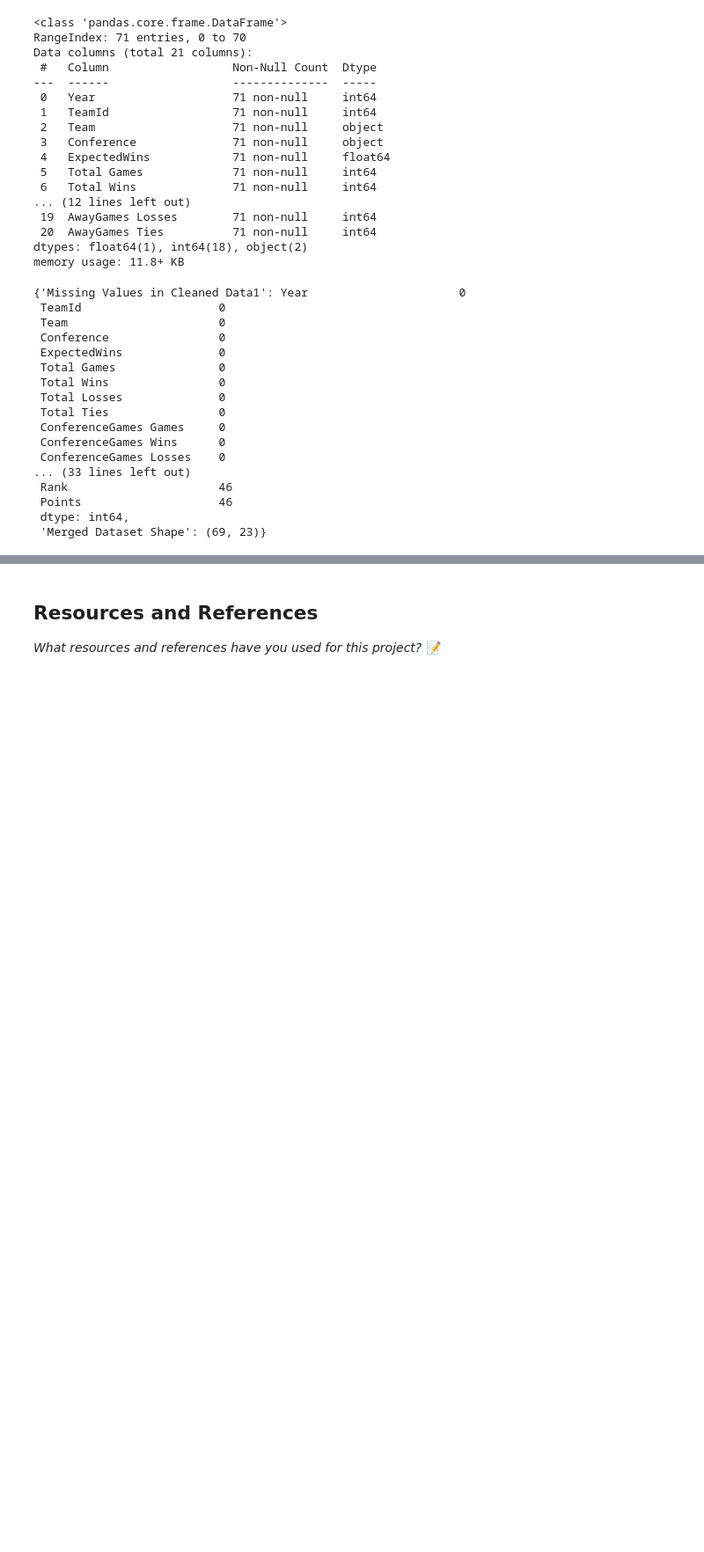
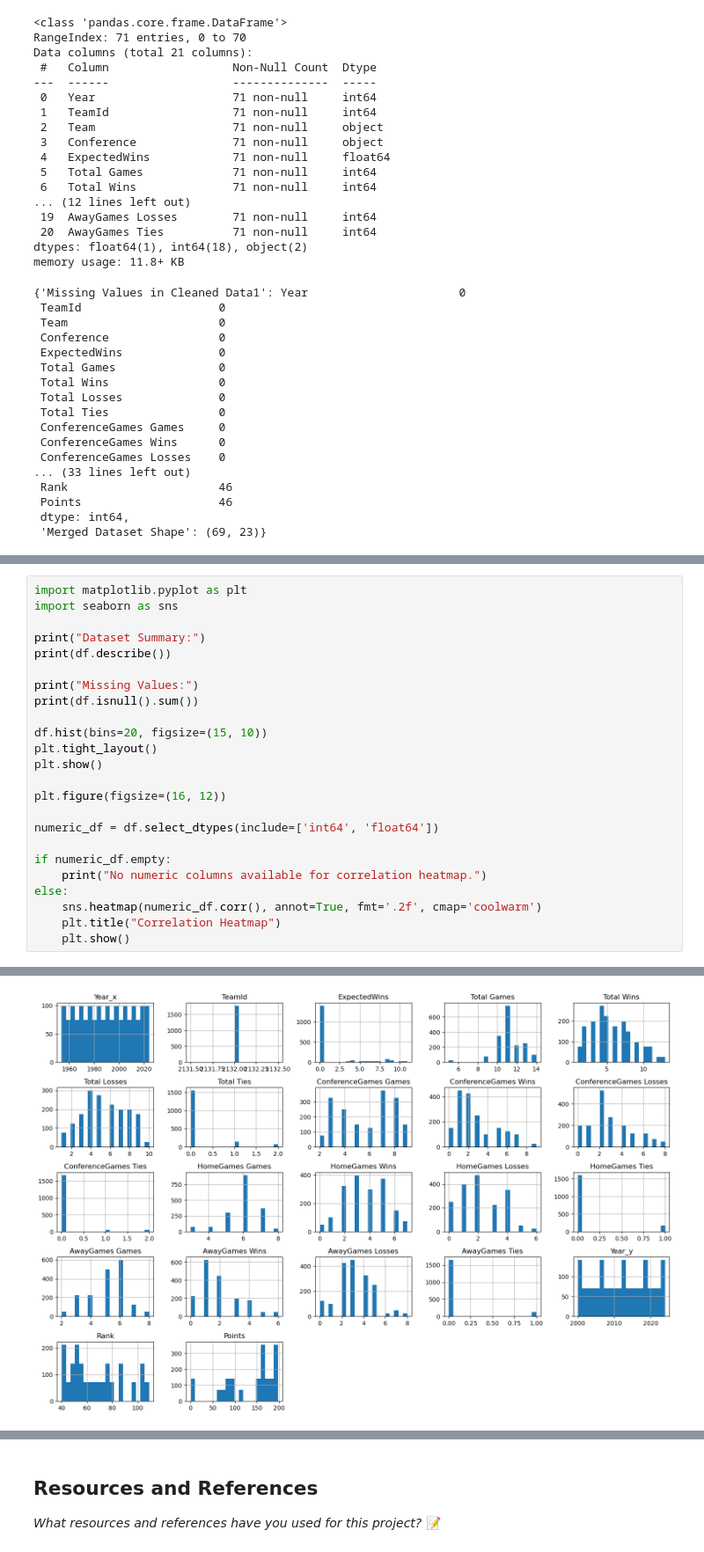
Before and after one commit to IT4063C-Fall24/final-project-nelsomc, a Jupyter notebook: source.ipynb, the cells around one changed output, grey strips where cells are left out. Shown at 88% size. Saved outputs shown, nothing was run; the diff lists cells and outputs as text; blank space fills up the shorter version.

```diff
--- a/source.ipynb
+++ b/source.ipynb
@@ -228,0 +325,25 @@ memory usage: 11.8+ KB
+# %%
+import matplotlib.pyplot as plt
+import seaborn as sns
+
+print("Dataset Summary:")
+print(df.describe())
+
+print("Missing Values:")
+print(df.isnull().sum())
+
+df.hist(bins=20, figsize=(15, 10))
+plt.tight_layout()
+plt.show()
+
+plt.figure(figsize=(16, 12))
+
+numeric_df = df.select_dtypes(include=['int64', 'float64'])
+
+if numeric_df.empty:
+    print("No numeric columns available for correlation heatmap.")
+else:
+    sns.heatmap(numeric_df.corr(), annot=True, fmt='.2f', cmap='coolwarm')
+    plt.title("Correlation Heatmap")
+    plt.show()
+# %% [output]
@@ -228,0 +367 @@ memory usage: 11.8+ KB
+[figure, added]
```
Also changed, not shown: parts of 12 cells of this notebook, 14 other files.
